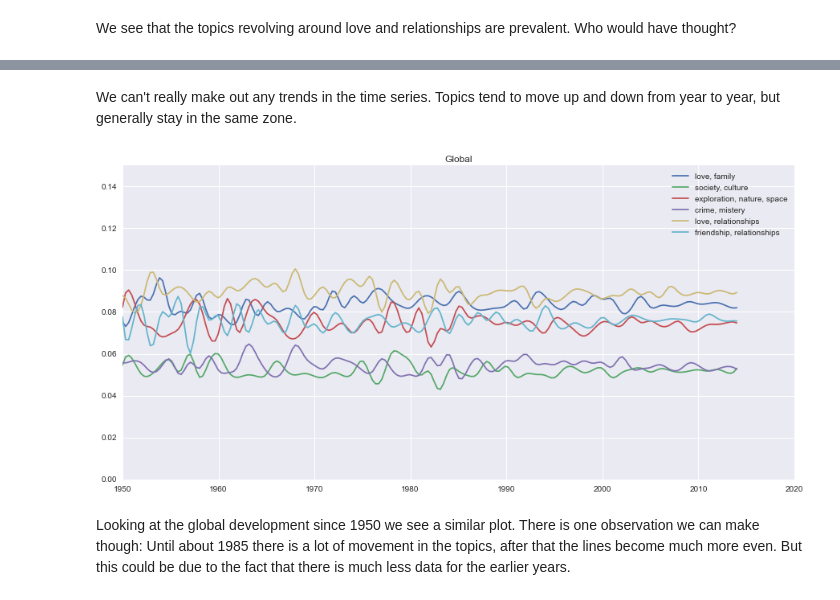
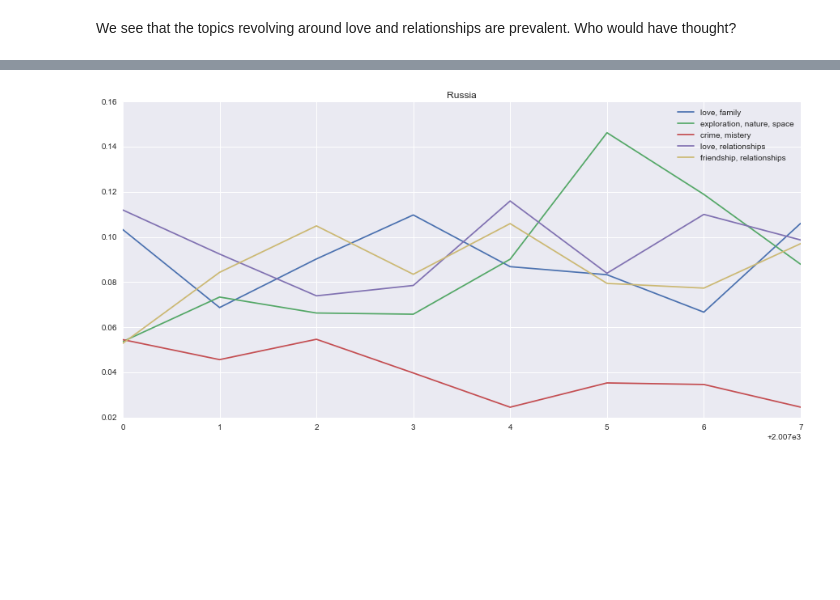
Before and after one commit to soorajmr/moviemeta, a Jupyter notebook: notebooks/topic_distribution.ipynb, the cells around one changed output, grey strips where cells are left out. Saved outputs shown, nothing was run; the diff lists cells and outputs as text; code cells hidden in the pictures; blank space fills up the shorter version.

```diff
--- a/notebooks/topic_distribution.ipynb
+++ b/notebooks/topic_distribution.ipynb
@@ -172,5 +98,6 @@ print test.shape
 # %%
-imdb_meta_2007_2015 = pd.read_csv(dropbox + 'imdb_meta_top_df.csv')
+imdb_meta_2007_2015 = pd.read_csv(dropbox + 'imdb_meta_2007_2015.csv')
 imdb_meta_2007_2015 = imdb_meta_2007_2015.set_index('Unnamed: 0')
-
-imdb_topic_df = pd.concat([imdb_topic_df, imdb_meta_2007_2015[['origin']]], axis=1)
+imdb_meta_2007_2015 = imdb_meta_2007_2015[imdb_meta_2007_2015.index.isin(imdb_topic_df.index)]
+imdb_meta_2007_2015 = imdb_meta_2007_2015
+imdb_meta_2007_2015.head()
@@ -296,9 +163,10 @@ def toptopics(df, num=5):
     topics = range(0,30)
     topic_sums = []
     for topic in topics:
-        topic_sum = df[topic].sum()
+        topic_sum = df[str(topic)].sum()
         topic_sums.append((topic, topic_sum))
 
     topic_sums = sorted(topic_sums, key=lambda x: x[1], reverse=True)
     return [tup[0] for tup in topic_sums][:num]
 imdb_top_topics = toptopics(imdb_topic_df)
+imdb_top_topics
@@ -406,29 +207,0 @@ Now let's have a look at the development of topics over time. We have collected
-# %%
-from scipy.interpolate  import spline
-def key2label(d):
-    for key in d.keys():
-        d[imdb_topic_labels[key]] = d.pop(key)
-
-years = range(2007,2015)
-pop_usa_scores_year = get_topic_scores_year(pop_usa, top_topics, years)
-key2label(pop_usa_scores_year)
-pop_sk_scores_year = get_topic_scores_year(pop_sk, top_topics, years)
-key2label(pop_sk_scores_year)
-pop_ge_scores_year = get_topic_scores_year(pop_ge, top_topics, years)
-key2label(pop_ge_scores_year)
-
-def timeseries(score_dict, title):
-    plt.figure(figsize=(15,7))
-    for topic in score_dict.keys():
-        x = years
-        y = score_dict[topic]
-        x_smooth = np.linspace(min(x), max(x), 200)
-        y_smooth = spline(x, y, x_smooth)
-        plt.plot(x_smooth, y_smooth, label=topic)
-    plt.title(title)
-    plt.ylim((0,0.15))
-    plt.legend()
-    plt.show
-timeseries(pop_usa_scores_year, 'USA')
-timeseries(pop_ge_scores_year, 'Germany')
-timeseries(pop_sk_scores_year, 'South Korea')
@@ -439,11 +208,7 @@ timeseries(pop_sk_scores_year, 'South Korea')
-# %% [markdown]
-We can't really make out any trends in the time series. Topics tend to move up and down from year to year, but generally stay in the same zone.
 # %%
-years = range(1950,2015)
-topic_scores_year = get_topic_scores_year(imdb_topic_df, top_topics, years)
+years = range(2007,2015)
+topic_scores_year = get_topic_scores_year(get_origin(imdb_topic_df, origin='Russia'), imdb_top_topics, years)
 key2label(topic_scores_year)
-timeseries(topic_scores_year,'Global')
+timeseries(topic_scores_year,'Russia')
 # %% [output]
-[figure, old version]
+[figure, new version]
-# %% [markdown]
-Looking at the global development since 1950 we see a similar plot. There is one observation we can make though: Until about 1985 there is a lot of movement in the topics, after that the lines become much more even. But this could be due to the fact that there is much less data for the earlier years.
```
Also changed, not shown: parts of 42 cells of this notebook, 2 other files.
